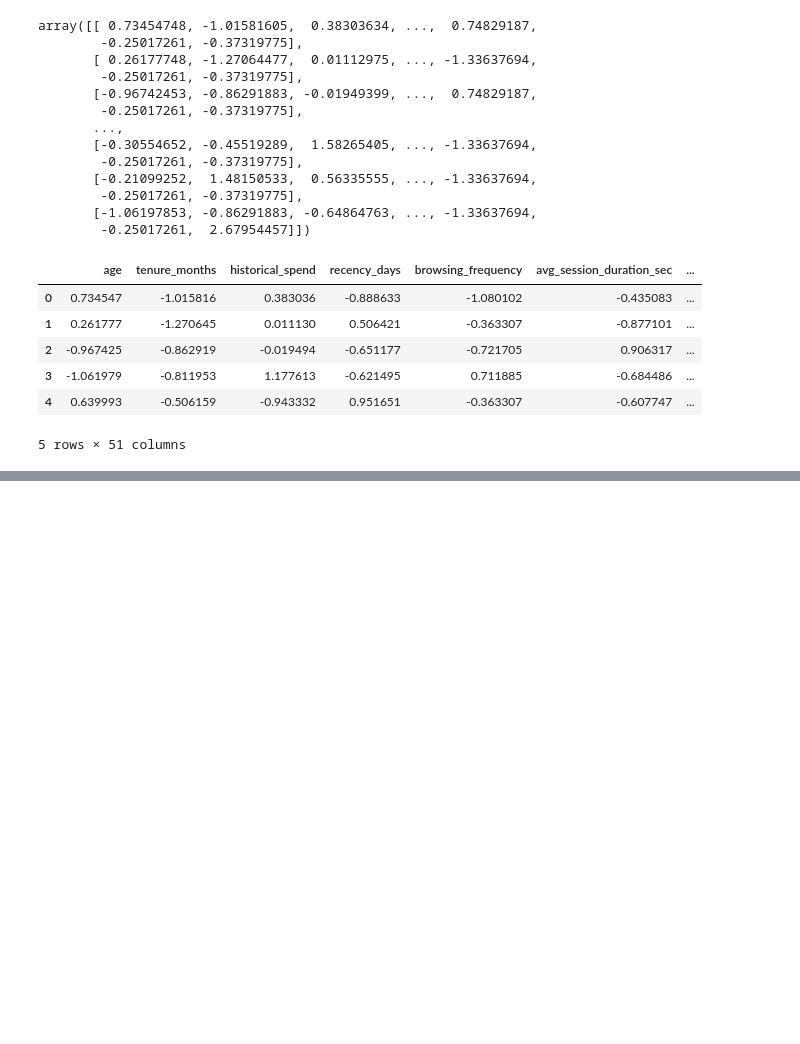
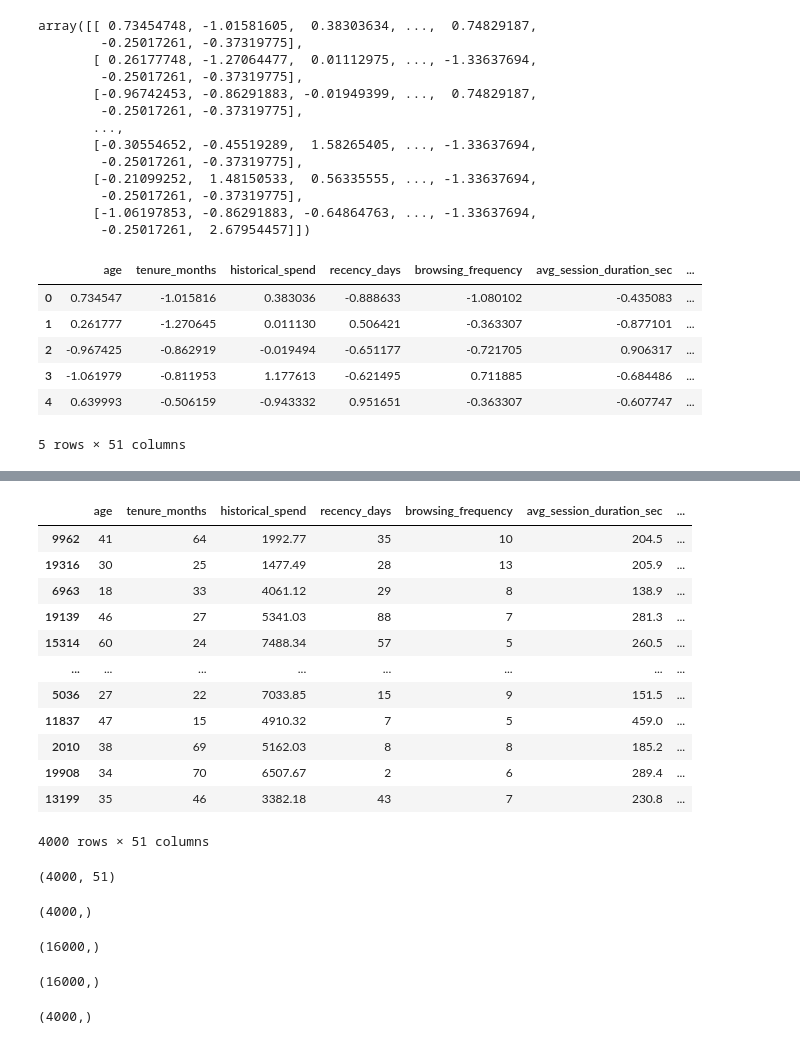
Before and after one commit to kanishka-80/EconoCausal, a Jupyter notebook: ML/EconoCausal_project.ipynb, the cells around one changed output, grey strips where cells are left out. Drawn from its saved outputs; the diff is of its cells as text; code cells hidden in the pictures; blank space fills up the shorter version.

```diff
--- a/ML/EconoCausal_project.ipynb
+++ b/ML/EconoCausal_project.ipynb
@@ -372,0 +403,36 @@ x_scl.head()
+# %%
+X_test
+# %% [output]
+|  | age | tenure_months | historical_spend | recency_days | browsing_frequency | avg_session_duration_sec | ... |
+| 9962 | 41 | 64 | 1992.77 | 35 | 10 | 204.5 | ... |
+| 19316 | 30 | 25 | 1477.49 | 28 | 13 | 205.9 | ... |
+| 6963 | 18 | 33 | 4061.12 | 29 | 8 | 138.9 | ... |
+| 19139 | 46 | 27 | 5341.03 | 88 | 7 | 281.3 | ... |
+| 15314 | 60 | 24 | 7488.34 | 57 | 5 | 260.5 | ... |
+| ... | ... | ... | ... | ... | ... | ... | ... |
+| 5036 | 27 | 22 | 7033.85 | 15 | 9 | 151.5 | ... |
+| 11837 | 47 | 15 | 4910.32 | 7 | 5 | 459.0 | ... |
+| 2010 | 38 | 69 | 5162.03 | 8 | 8 | 185.2 | ... |
+| 19908 | 34 | 70 | 6507.67 | 2 | 6 | 289.4 | ... |
+| 13199 | 35 | 46 | 3382.18 | 43 | 7 | 230.8 | ... |
+4000 rows × 51 columns
+# %%
+X_test.shape
+# %% [output]
+(4000, 51)
+# %%
+T_test.shape
+# %% [output]
+(4000,)
+# %%
+T_train.shape
+# %% [output]
+(16000,)
+# %%
+y_train.shape
+# %% [output]
+(16000,)
+# %%
+y_test.shape
+# %% [output]
+(4000,)
```
Also changed, not shown: parts of 5 cells of this notebook.
